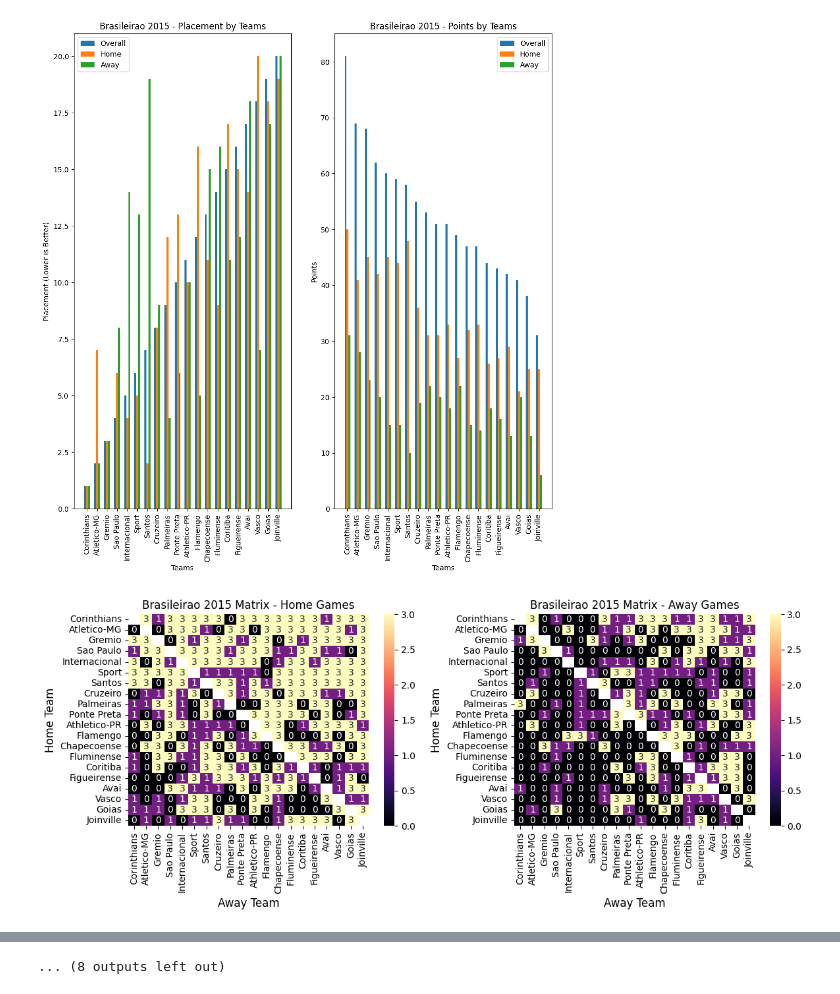
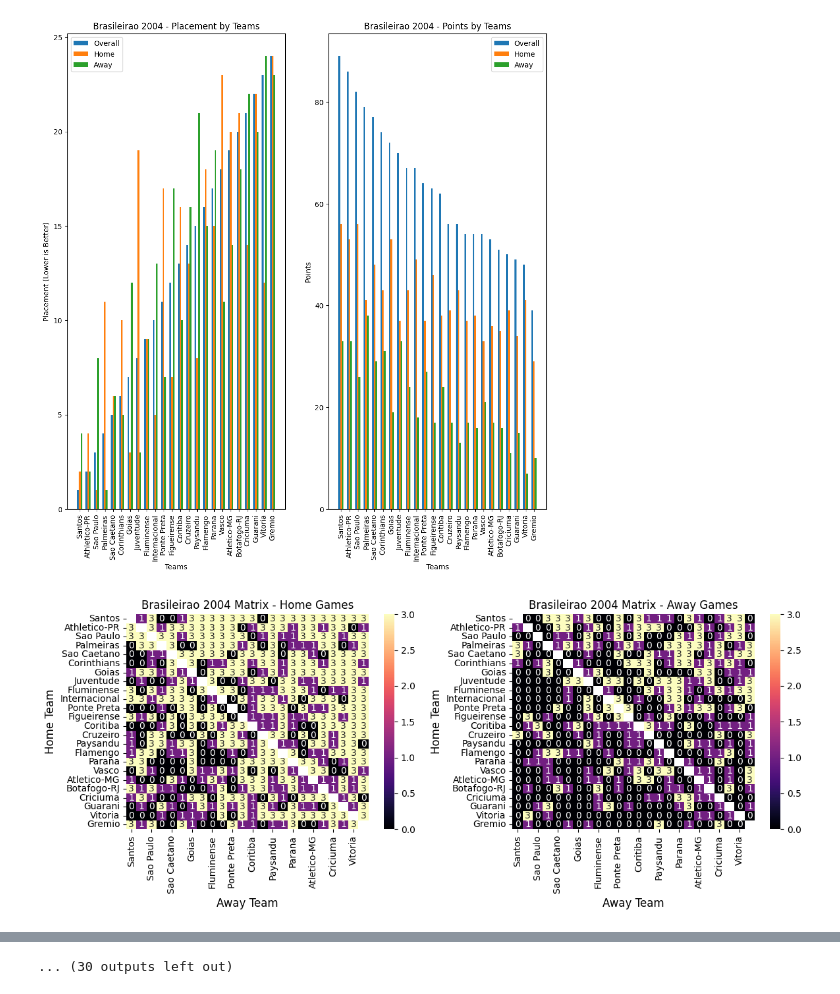
Before and after one commit to alfredjynx/Illinois_Brasileirao_Analysis, a Jupyter notebook: notebooks/season_analysis.ipynb, the cells around one changed output, grey strips where cells are left out. Drawn from its saved outputs; the diff is of its cells as text; code cells hidden in the pictures.

Commit message:
Analysis for all seasons (2023-2003)

```diff
--- a/notebooks/season_analysis.ipynb
+++ b/notebooks/season_analysis.ipynb
@@ -170,7 +170,7 @@ import pandas as pd
 df = pd.read_csv('../campeonato-brasileiro-full.csv')
 df['data'] = pd.to_datetime(df['data'], dayfirst=True)
 
-for season in range(2014, 2024):
+for season in range(2003, 2024):
 
     if season == 2020:
         df_season = df[(df['data'] >= pd.Timestamp("2020-08-08")) & (df['data'] <= pd.Timestamp("2021-02-25"))]
@@ -189,2 +189,2 @@ for season in range(2014, 2024):
-[figure, old version]
+[figure, new version]
-[figure, old version]
+[figure, new version]
@@ -199 +199 @@ for season in range(2014, 2024):
-... (8 outputs left out)
+... (30 outputs left out)
```
Also changed, not shown: parts of 1 cell of this notebook.
